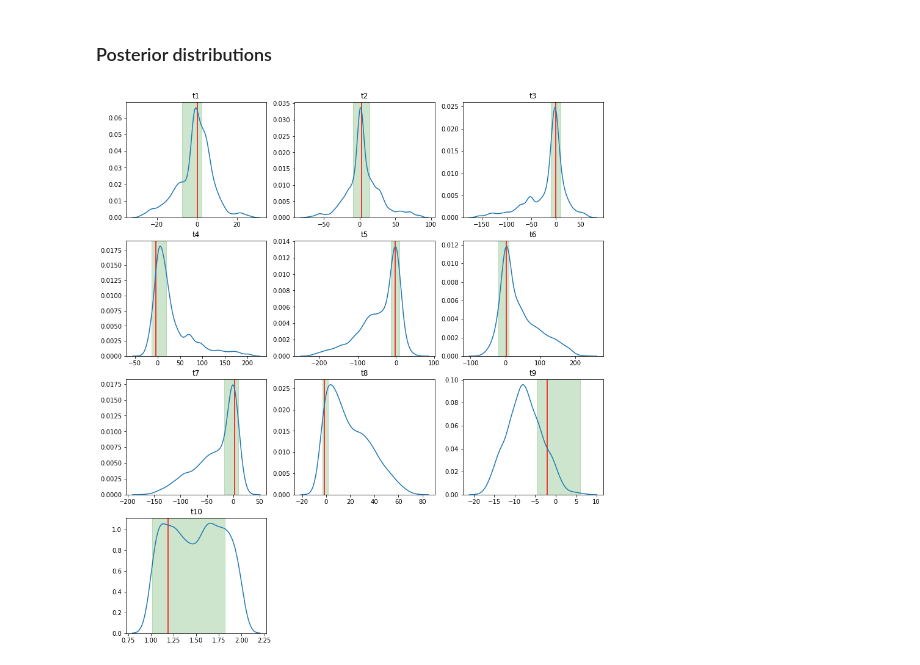
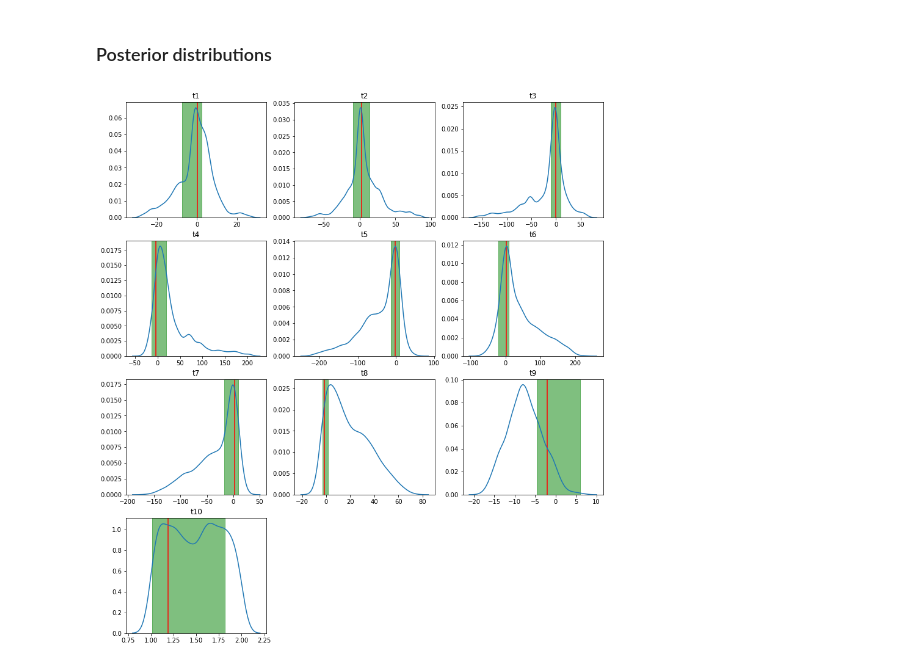
Before and after one commit to diyabc/abcranger, a Jupyter notebook: testpy/Parameter Estimation Demo.ipynb, the cells around one changed output. Drawn from its saved outputs; the diff is of its cells as text; code cells hidden in the pictures.

```diff
--- a/testpy/Parameter Estimation Demo.ipynb
+++ b/testpy/Parameter Estimation Demo.ipynb
@@ -190,15 +190,15 @@ MAE abc + rf   :  1.9052784639487244
 # %%
 import seaborn as sns
 
 fig, axs = plt.subplots(4,3,figsize=(14, 16))
 axs[3,1].axis('off')
 axs[3,2].axis('off')
 for i in range(q):
     x,y = np.asanyarray(postres[i].values_weights)[:,0],np.asanyarray(postres[i].values_weights)[:,1]
     ax = axs[i // 3,i % 3]
     ax.set_title('t' + str(i+1))
     ax.axvline(x=modsimple[0][i], color='r')
-    ax.axvspan(postres[i].point_estimates['Quantile_0.05'],postres[i].point_estimates['Quantile_0.95'],alpha=0.2,color='g')
+    ax.axvspan(postres[i].point_estimates['Quantile_0.05'],postres[i].point_estimates['Quantile_0.95'],alpha=0.5,color='g')
     sns.distplot(x,y,hist=False,kde=True,ax=ax)
 # %% [output]
-[figure, old version]
+[figure, new version]
```
Also changed, not shown: 1 other file.
